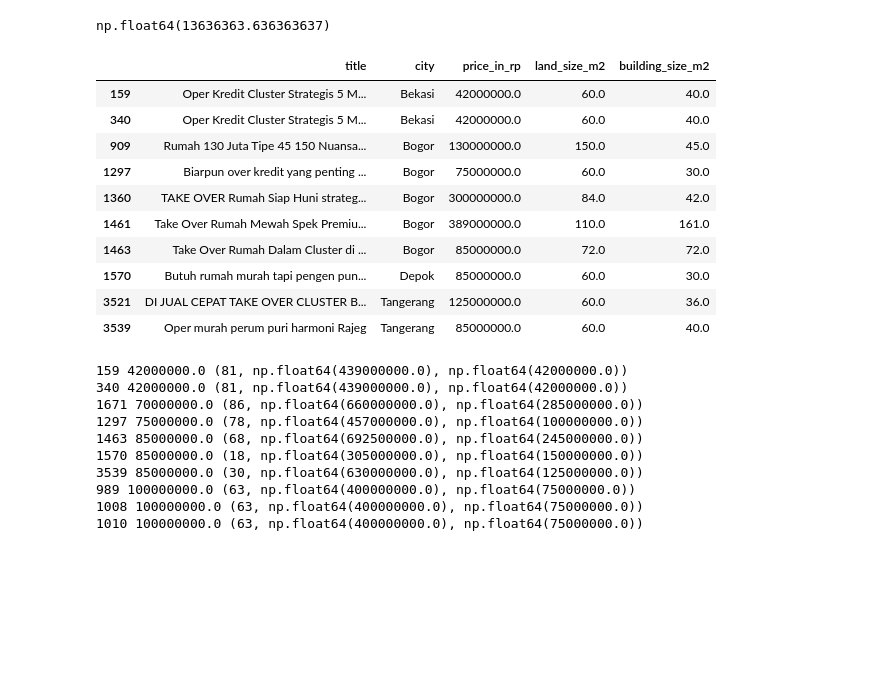
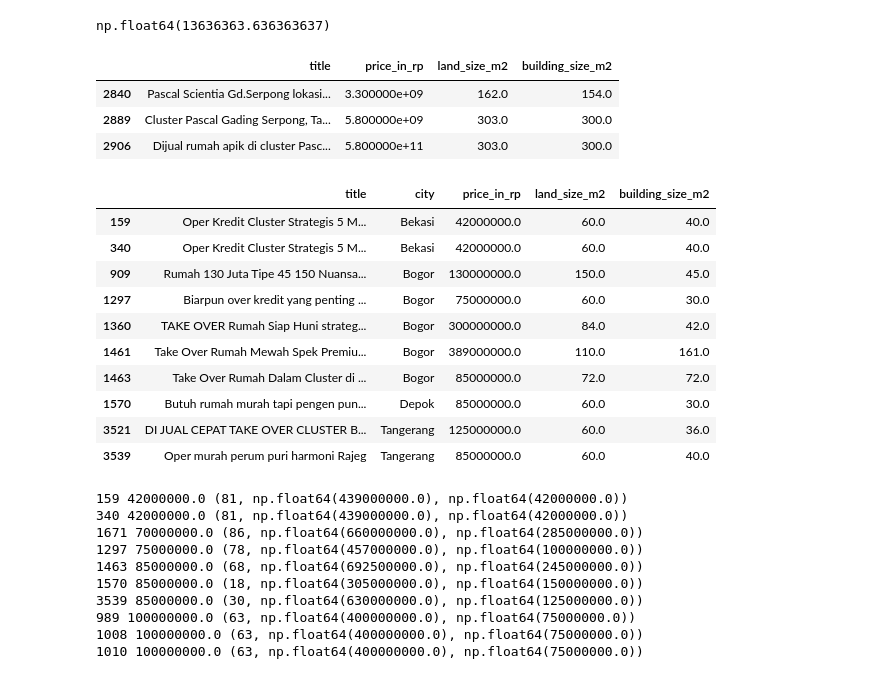
Before and after one commit to Newone0110/Housing_Price_Jabodetabek_-Progress-, a Jupyter notebook: notebook/01_Data_Exploration.ipynb, the cells around one changed output. Drawn from its saved outputs; the diff is of its cells as text; code cells hidden in the pictures; blank space fills up the shorter version.

```diff
--- a/notebook/01_Data_Exploration.ipynb
+++ b/notebook/01_Data_Exploration.ipynb
@@ -159,25 +159,29 @@ df["hrg_m2_tanah"].median()
 np.float64(13636363.636363637)
 # %%
 # Bandingkan 2906 dengan iklan Pascal lainnya
-df[df["title"].str.contains("pascal", case=False, na=False)][
-    ["title", "price_in_rp", "land_size_m2", "building_size_m2"]]
+display(df[df["title"].str.contains("pascal", case=False, na=False)][
+    ["title", "price_in_rp", "land_size_m2", "building_size_m2"]])
 
 # Baris oper kredit
 kw = "oper kredit|over kredit|overkredit|take over|oper murah"
-df[df["title"].str.contains(kw, case=False, na=False)][
-    ["title", "city", "price_in_rp", "land_size_m2", "building_size_m2"]]
+display(df[df["title"].str.contains(kw, case=False, na=False)][
+    ["title", "city", "price_in_rp", "land_size_m2", "building_size_m2"]])
 # %% [output]
-|  | title | city | price_in_rp | land_size_m2 | building_size_m2 |
-| 159 | Oper Kredit Cluster Strategis 5 M... | Bekasi | 42000000.0 | 60.0 | 40.0 |
-| 340 | Oper Kredit Cluster Strategis 5 M... | Bekasi | 42000000.0 | 60.0 | 40.0 |
-| 909 | Rumah 130 Juta Tipe 45 150 Nuansa... | Bogor | 130000000.0 | 150.0 | 45.0 |
-| 1297 | Biarpun over kredit yang penting ... | Bogor | 75000000.0 | 60.0 | 30.0 |
-| 1360 | TAKE OVER Rumah Siap Huni strateg... | Bogor | 300000000.0 | 84.0 | 42.0 |
-| 1461 | Take Over Rumah Mewah Spek Premiu... | Bogor | 389000000.0 | 110.0 | 161.0 |
-| 1463 | Take Over Rumah Dalam Cluster di ... | Bogor | 85000000.0 | 72.0 | 72.0 |
-| 1570 | Butuh rumah murah tapi pengen pun... | Depok | 85000000.0 | 60.0 | 30.0 |
-| 3521 | DI JUAL CEPAT TAKE OVER CLUSTER B... | Tangerang | 125000000.0 | 60.0 | 36.0 |
-| 3539 | Oper murah perum puri harmoni Rajeg | Tangerang | 85000000.0 | 60.0 | 40.0 |
+|  | title | price_in_rp | land_size_m2 | building_size_m2 |
+| 2840 | Pascal Scientia Gd.Serpong lokasi... | 3.300000e+09 | 162.0 | 154.0 |
+| 2889 | Cluster Pascal Gading Serpong, Ta... | 5.800000e+09 | 303.0 | 300.0 |
+| 2906 | Dijual rumah apik di cluster Pasc... | 5.800000e+11 | 303.0 | 300.0 |
+|  | title | city | price_in_rp | land_size_m2 | building_size_m2 |
+| 159 | Oper Kredit Cluster Strategis 5 M... | Bekasi | 42000000.0 | 60.0 | 40.0 |
+| 340 | Oper Kredit Cluster Strategis 5 M... | Bekasi | 42000000.0 | 60.0 | 40.0 |
+| 909 | Rumah 130 Juta Tipe 45 150 Nuansa... | Bogor | 130000000.0 | 150.0 | 45.0 |
+| 1297 | Biarpun over kredit yang penting ... | Bogor | 75000000.0 | 60.0 | 30.0 |
+| 1360 | TAKE OVER Rumah Siap Huni strateg... | Bogor | 300000000.0 | 84.0 | 42.0 |
+| 1461 | Take Over Rumah Mewah Spek Premiu... | Bogor | 389000000.0 | 110.0 | 161.0 |
+| 1463 | Take Over Rumah Dalam Cluster di ... | Bogor | 85000000.0 | 72.0 | 72.0 |
+| 1570 | Butuh rumah murah tapi pengen pun... | Depok | 85000000.0 | 60.0 | 30.0 |
+| 3521 | DI JUAL CEPAT TAKE OVER CLUSTER B... | Tangerang | 125000000.0 | 60.0 | 36.0 |
+| 3539 | Oper murah perum puri harmoni Rajeg | Tangerang | 85000000.0 | 60.0 | 40.0 |
 # %%
 def bandingkan(i, df):
     r = df.loc[i]
```
Also changed, not shown: 10 other files.
